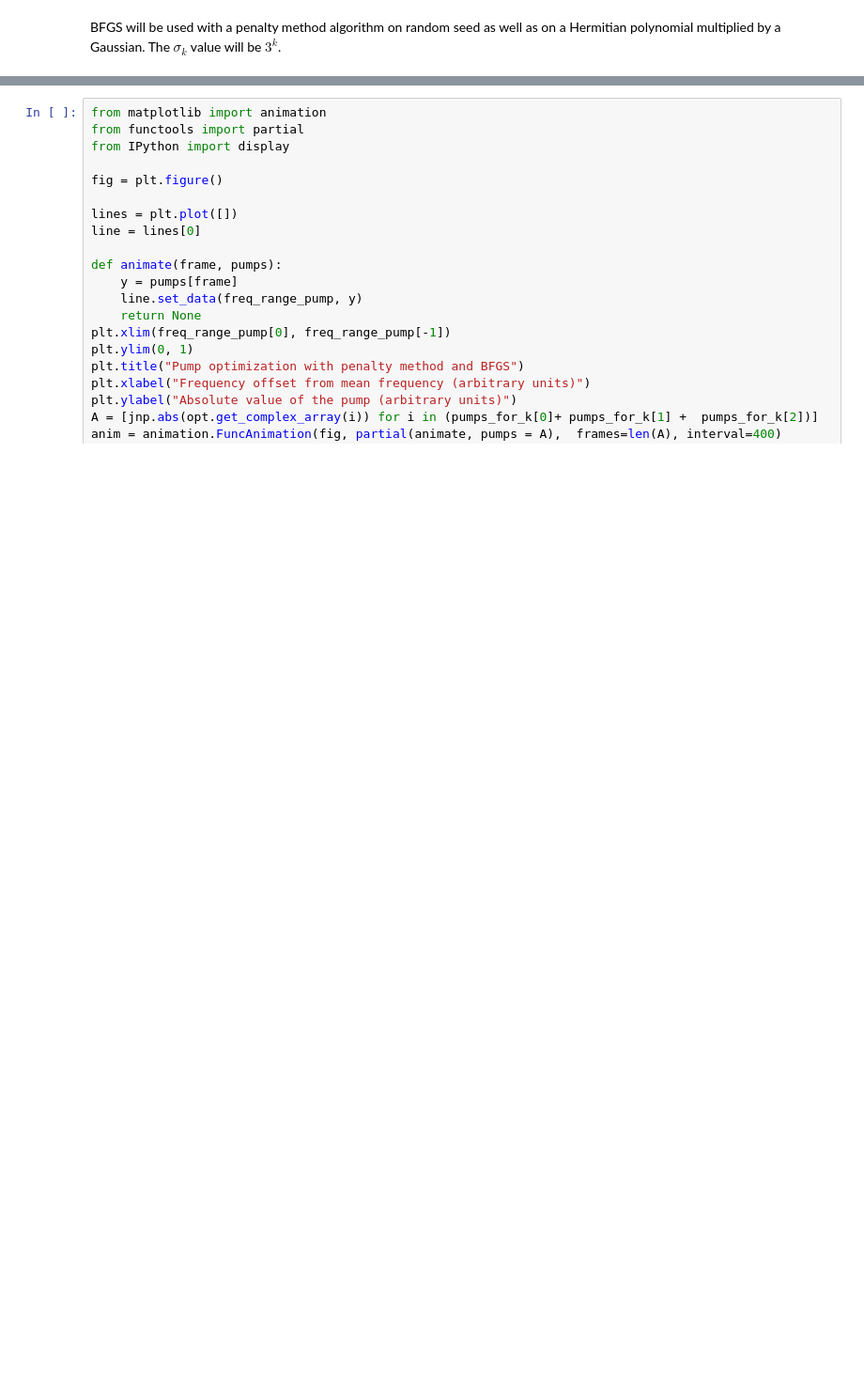
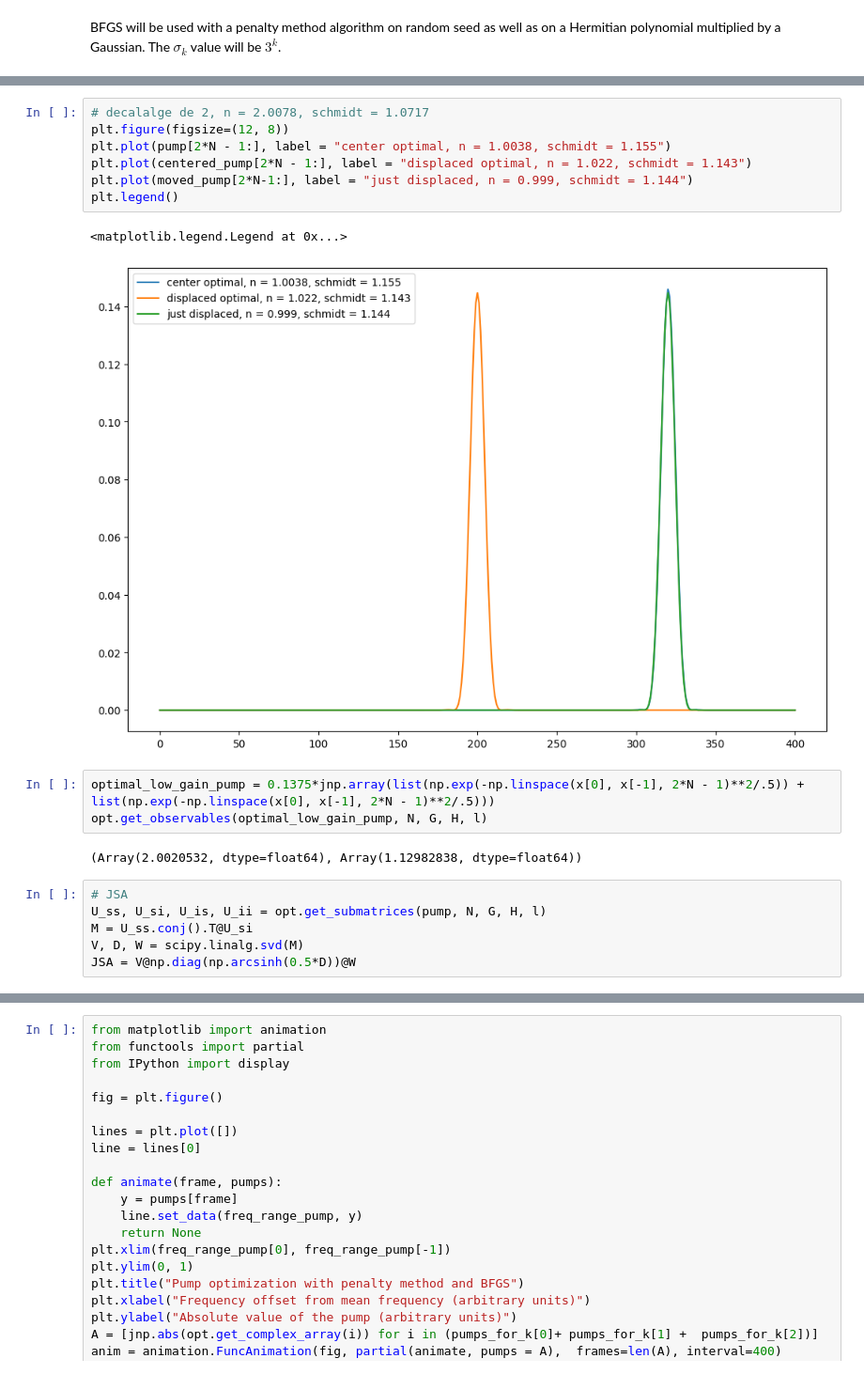
Before and after one commit to polyquantique/optimal_pumps, a Jupyter notebook: inv_design/using_API.ipynb, the cells around one changed output, grey strips where cells are left out. Shown at 94% size. Cells and saved outputs as stored; diff of their text form; blank space fills up the shorter version.

```diff
--- a/inv_design/using_API.ipynb
+++ b/inv_design/using_API.ipynb
@@ -177,0 +199,21 @@ hermitian_pump = hermitian_pumps_for_k[-1][-1]
+# %%
+# decalalge de 2, n = 2.0078, schmidt = 1.0717
+plt.figure(figsize=(12, 8))
+plt.plot(pump[2*N - 1:], label = "center optimal, n = 1.0038, schmidt = 1.155")
+plt.plot(centered_pump[2*N - 1:], label = "displaced optimal, n = 1.022, schmidt = 1.143")
+plt.plot(moved_pump[2*N-1:], label = "just displaced, n = 0.999, schmidt = 1.144")
+plt.legend()
+# %% [output]
+<matplotlib.legend.Legend at 0x...>
+[figure, added]
+# %%
+optimal_low_gain_pump = 0.1375*jnp.array(list(np.exp(-np.linspace(x[0], x[-1], 2*N - 1)**2/.5)) + list(np.exp(-np.linspace(x[0], x[-1], 2*N - 1)**2/.5)))
+opt.get_observables(optimal_low_gain_pump, N, G, H, l)
+# %% [output]
+(Array(2.0020532, dtype=float64), Array(1.12982838, dtype=float64))
+# %%
+# JSA
+U_ss, U_si, U_is, U_ii = opt.get_submatrices(pump, N, G, H, l)
+M = U_ss.conj().T@U_si
+V, D, W = scipy.linalg.svd(M)
+JSA = V@np.diag(np.arcsinh(0.5*D))@W
```
Also changed, not shown: parts of 39 cells of this notebook, 12 other files.
